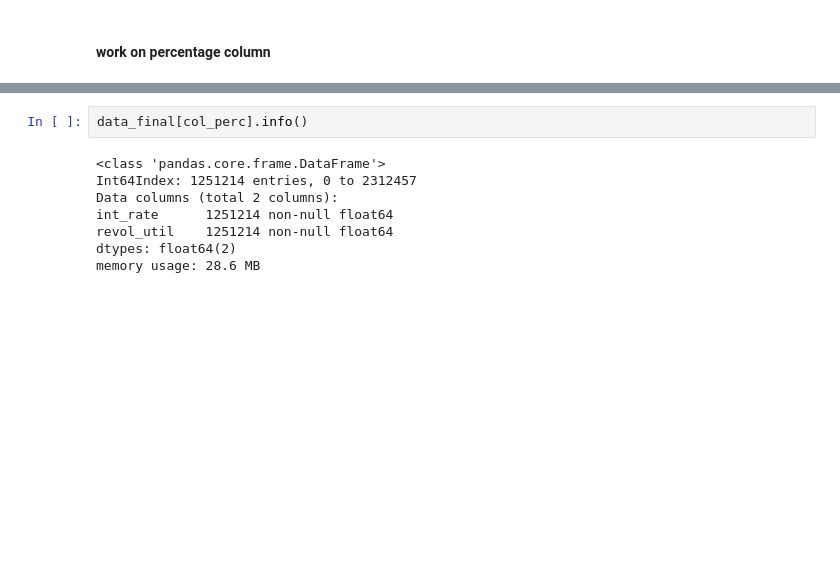
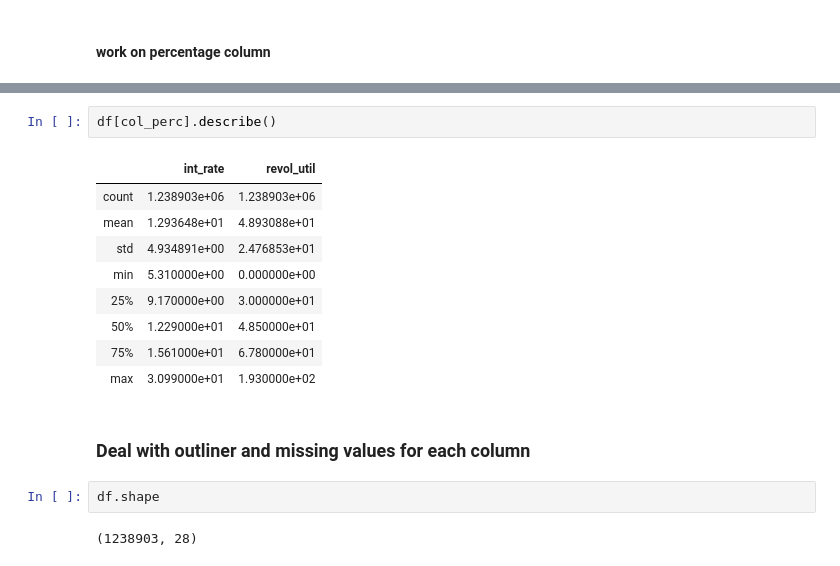
Before and after one commit to cyuancheng/Lending_Club, a Jupyter notebook: 02_LC_DataPreprocessing.ipynb, the cells around one changed output, grey strips where cells are left out. Cells and saved outputs as stored; diff of their text form; blank space fills up the shorter version.

```diff
--- a/02_LC_DataPreprocessing.ipynb
+++ b/02_LC_DataPreprocessing.ipynb
@@ -272,13 +264,21 @@ data_final[col_perc].head()
 | 4 | 11.48 | 39.1 |
 | 5 | 8.49 | 5.7 |
 | 6 | 6.49 | 64.5 |
-# %%
-data_final[col_perc].info()
-# %% [output]
-<class 'pandas.core.frame.DataFrame'>
-Int64Index: 1251214 entries, 0 to 2312457
-Data columns (total 2 columns):
-int_rate      1251214 non-null float64
-revol_util    1251214 non-null float64
-dtypes: float64(2)
-memory usage: 28.6 MB
+# %%
+df[col_perc].describe()
+# %% [output]
+|  | int_rate | revol_util |
+| count | 1.238903e+06 | 1.238903e+06 |
+| mean | 1.293648e+01 | 4.893088e+01 |
+| std | 4.934891e+00 | 2.476853e+01 |
+| min | 5.310000e+00 | 0.000000e+00 |
+| 25% | 9.170000e+00 | 3.000000e+01 |
+| 50% | 1.229000e+01 | 4.850000e+01 |
+| 75% | 1.561000e+01 | 6.780000e+01 |
+| max | 3.099000e+01 | 1.930000e+02 |
+# %% [markdown]
+### Deal with outliner and missing values for each column
+# %%
+df.shape
+# %% [output]
+(1238903, 28)
```
Also changed, not shown: parts of 41 cells of this notebook.
